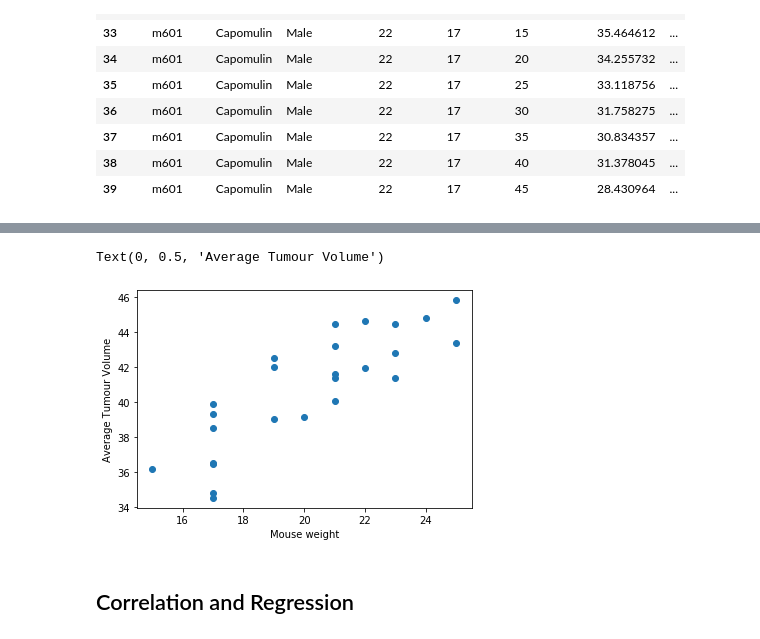
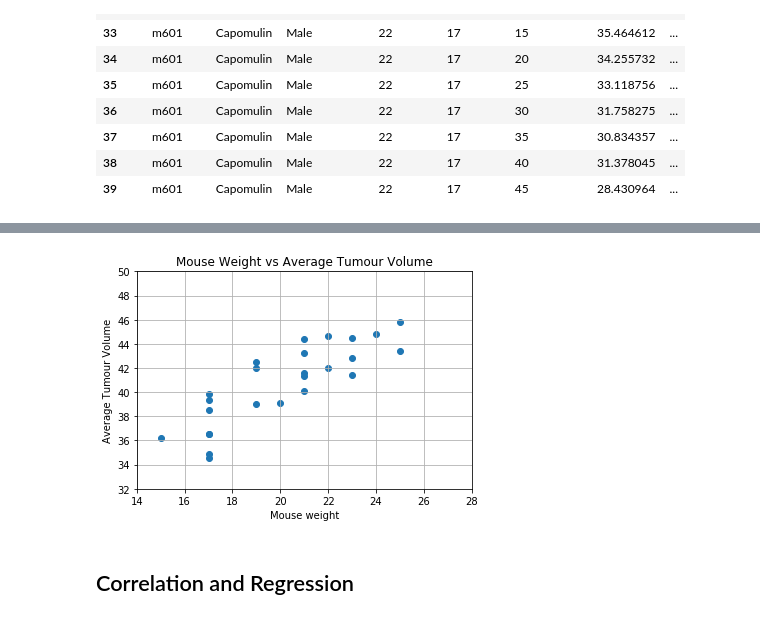
Before and after one commit to susovd/Matplotlib-Homework---the-power-of-the-plots, a Jupyter notebook: Pymaceuticals/pymaceuticals_Susov.ipynb, the cells around one changed output, grey strips where cells are left out. Saved outputs shown, nothing was run; the diff lists cells and outputs as text; code cells hidden in the pictures.

```diff
--- a/Pymaceuticals/pymaceuticals_Susov.ipynb
+++ b/Pymaceuticals/pymaceuticals_Susov.ipynb
@@ -329,16 +414,20 @@ Text(0, 0.5, 'Tumor Volume')
 # %%
 # Generate a scatter plot of mouse weight versus average tumor volume for the Capomulin regimen
 #group by mouse ID and get mean and use it to scatterplot
 scatter_data = capomulin.groupby("Mouse ID").mean()
 
 scatter_data = pd.DataFrame(scatter_data).reset_index()
 
 plt.scatter(scatter_data["Weight (g)"], scatter_data["Tumor Volume (mm3)"])
 plt.xlabel("Mouse weight")
 plt.ylabel("Average Tumour Volume")
+plt.title("Mouse Weight vs Average Tumour Volume")
+plt.xlim(14,28)
+plt.ylim(32,50)
+plt.grid()
+plt.show()
 # %% [output]
-Text(0, 0.5, 'Average Tumour Volume')
-[figure, old version]
+[figure, new version]
 # %% [markdown]
 ## Correlation and Regression
 # %%
```
Also changed, not shown: parts of 22 cells of this notebook, 1 other file.
